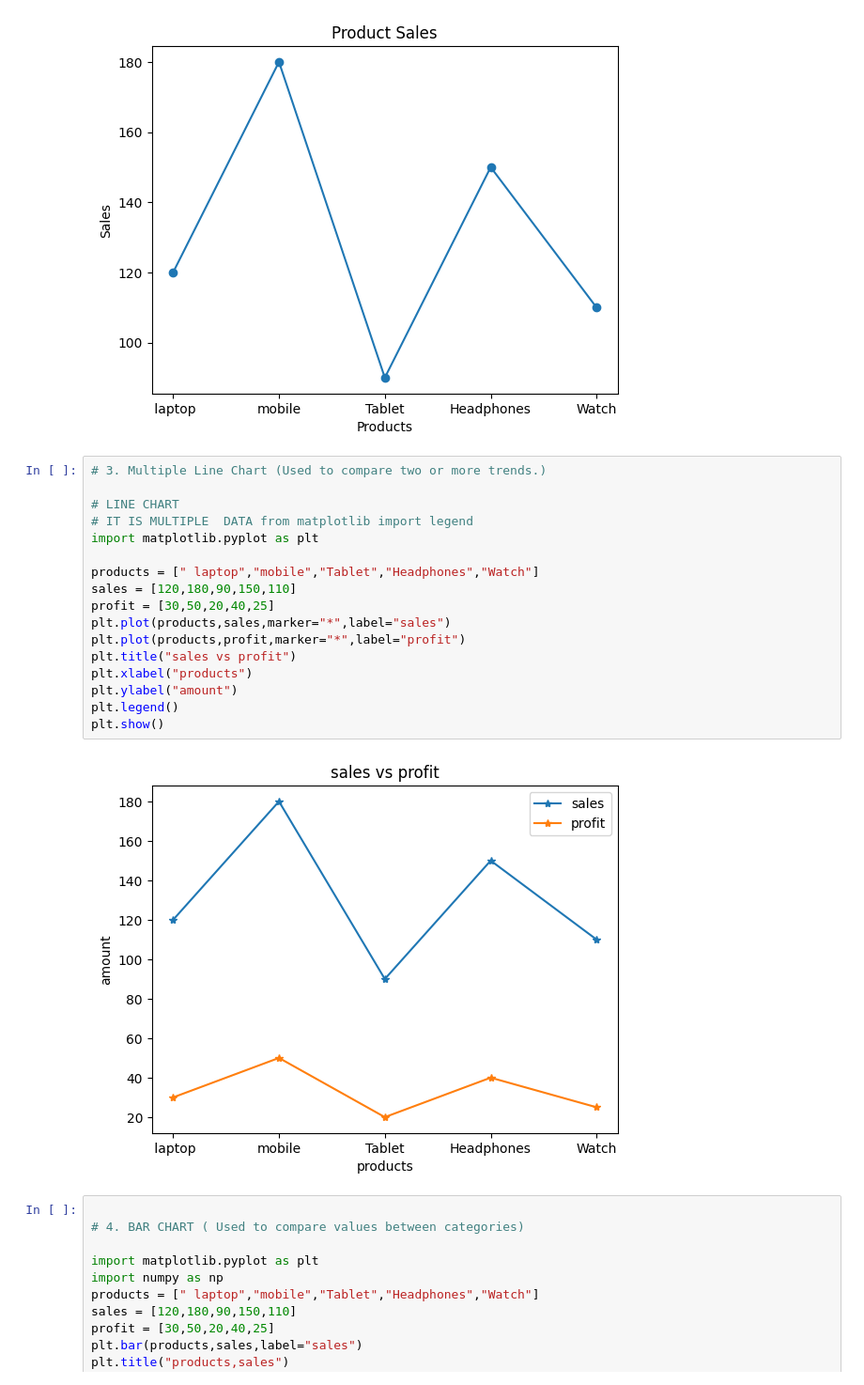
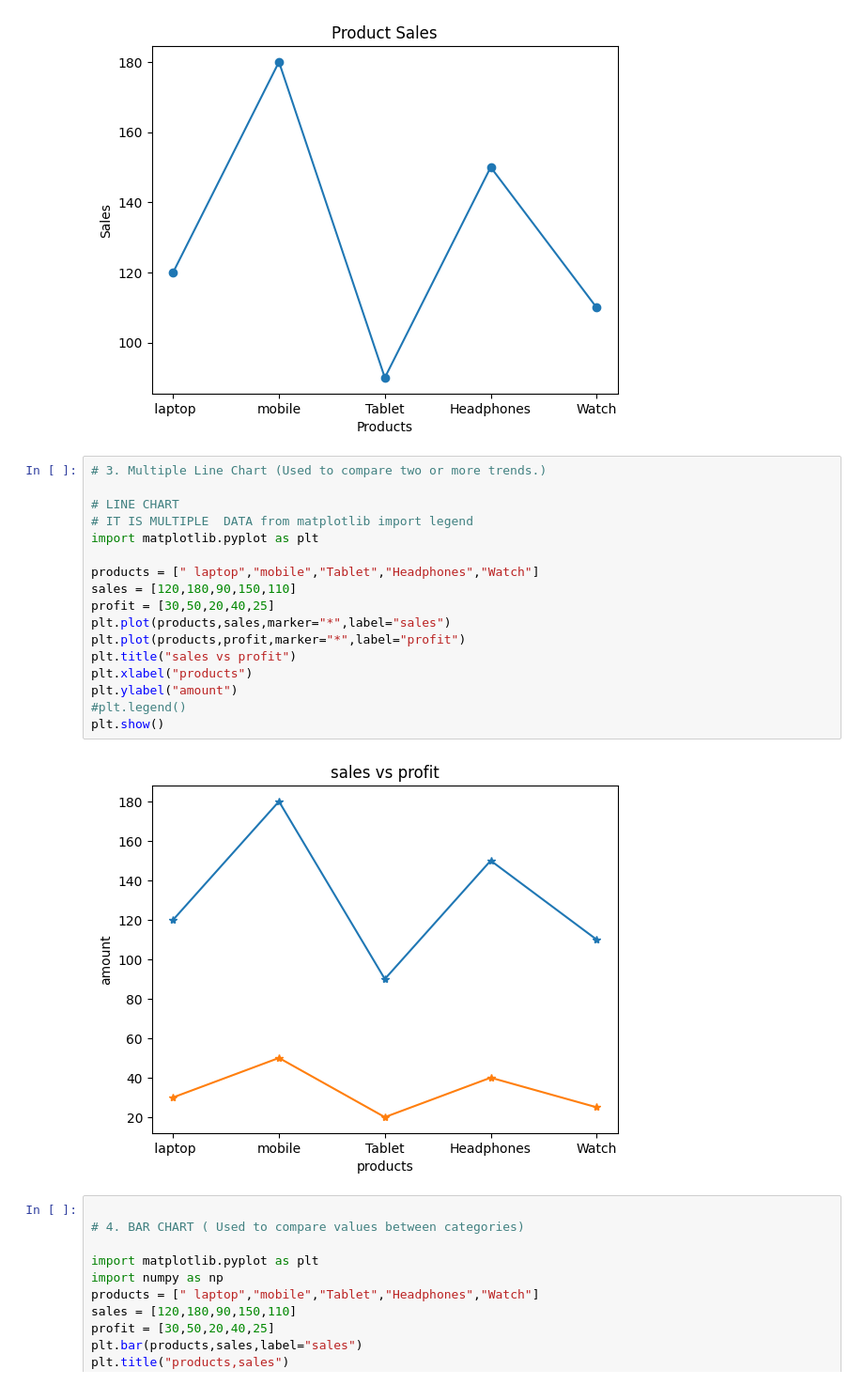
Before and after one commit to neerukondaramalakshmi2005-dotcom/Data-Analysis-, a Jupyter notebook: Matplotlib_pyplot.ipynb, the cells around one changed output. Shown at 94% size. Drawn from its saved outputs; the diff is of its cells as text.

```diff
--- a/Matplotlib_pyplot.ipynb
+++ b/Matplotlib_pyplot.ipynb
@@ -127,22 +17,22 @@ plt.show()
 # %%
 # 3. Multiple Line Chart (Used to compare two or more trends.)
 
 # LINE CHART
 # IT IS MULTIPLE  DATA from matplotlib import legend
 import matplotlib.pyplot as plt
 
 products = [" laptop","mobile","Tablet","Headphones","Watch"]
 sales = [120,180,90,150,110]
 profit = [30,50,20,40,25]
 plt.plot(products,sales,marker="*",label="sales")
 plt.plot(products,profit,marker="*",label="profit")
 plt.title("sales vs profit")
 plt.xlabel("products")
 plt.ylabel("amount")
-plt.legend()
+#plt.legend()
 plt.show()
 # %% [output]
-[figure, old version]
+[figure, new version]
 # %%
 
 # 4. BAR CHART ( Used to compare values between categories)
```
Also changed, not shown: parts of 26 cells of this notebook.
